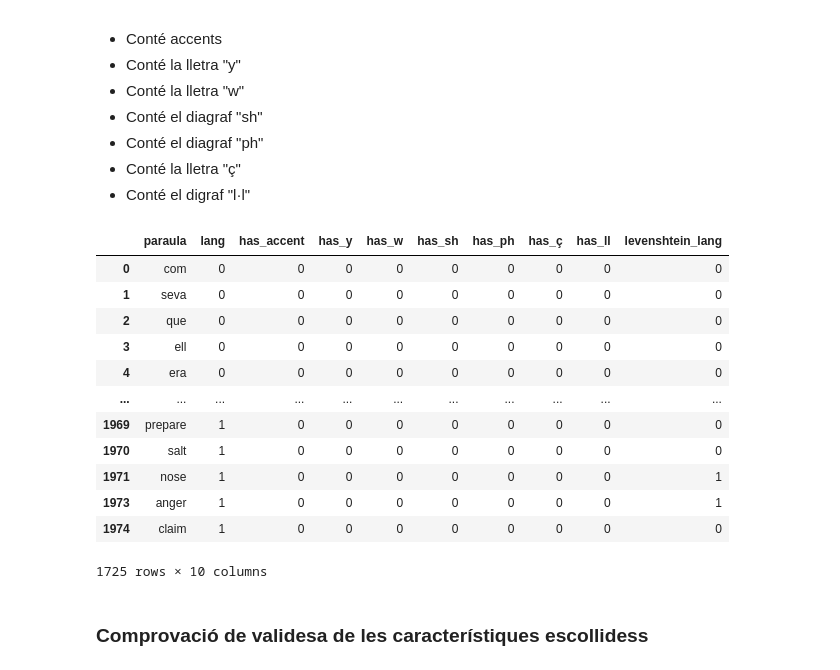
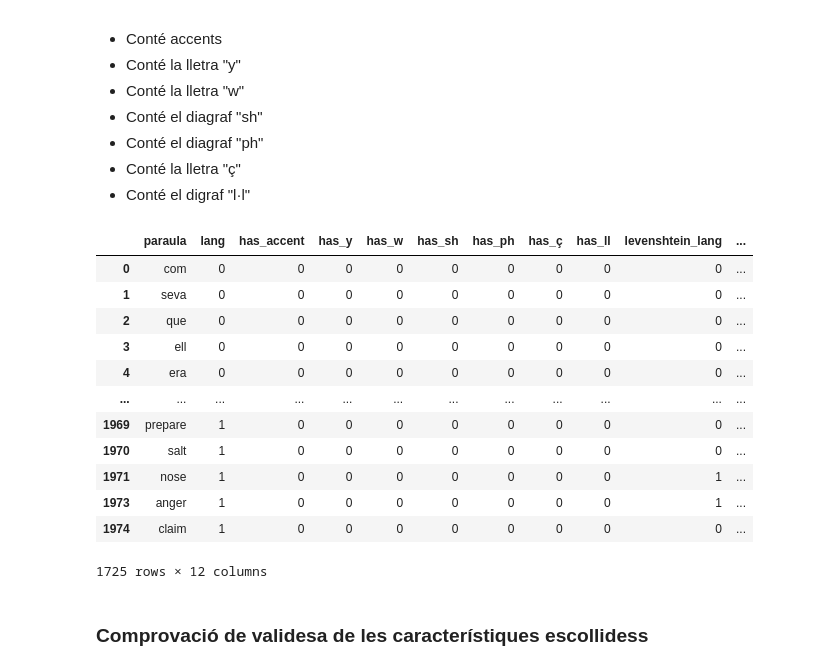
Before and after one commit to apayeras/classification, a Jupyter notebook: Payeras_Sureda.ipynb, the cells around one changed output. Drawn from its saved outputs; the diff is of its cells as text; code cells hidden in the pictures.

```diff
--- a/Payeras_Sureda.ipynb
+++ b/Payeras_Sureda.ipynb
@@ -71,54 +71,62 @@ df_final.shape
 * Conté la lletra "ç"
 * Conté el digraf "l·l"
 # %%
+
 import re
 from Levenshtein import distance as lev
 
-features_columns = ['has_accent','has_y','has_w','has_sh','has_ph','has_ç','has_ll','levenshtein_lang']
+import wordfreq
+catalan_common_words = wordfreq.top_n_list('ca', 10000)
+english_common_words = wordfreq.top_n_list('en', 10000)
+
+features_columns = ['has_accent','has_y','has_w','has_sh','has_ph','has_ç','has_ll','levenshtein_lang', 'eng_freq', 'cat_freq']
 
 def get_levenshtein_lang(word) :
 
     words = df_final['paraula'].tolist()
     lang = df_final['lang'].tolist()
 
     # Eliminar paraula de llista
     index = words.index(word)
     words.pop(index)
     lang.pop(index)
 
     # Calculate the Levenshtein distances for each row
     distances = [lev(word, _word) for _word in words]
     return  lang[distances.index(min(distances))]
 
+
 def _features(word) :
     has_accent =  1 if re.search("[àèìòùáéíóú]", word, re.IGNORECASE) else 0
     has_y = 1 if re.search("y", word, re.IGNORECASE) else 0
     has_w = 1 if re.search("w", word, re.IGNORECASE) else 0
     has_sh = 1 if re.search("sh", word, re.IGNORECASE) else 0
     has_ph = 1 if re.search("ph", word, re.IGNORECASE) else 0
     has_ç = 1 if re.search("ç", word, re.IGNORECASE) else 0
     has_ll = 1 if re.search("l·l", word, re.IGNORECASE) else 0
     levenshtein_lang = get_levenshtein_lang(word)
+    eng_freq = 1 if word in english_common_words else 0
+    cat_freq = 1 if word in catalan_common_words else 0
+    return [has_accent,has_y,has_w,has_sh,has_ph,has_ç,has_ll,levenshtein_lang, eng_freq, cat_freq]
 
-    return [has_accent,has_y,has_w,has_sh,has_ph,has_ç,has_ll,levenshtein_lang]
 
 features = df_final.apply(lambda row: _features(row['paraula']), axis = 1, )
 df_final[features_columns] = features.tolist()
 df_final
 # %% [output]
-|  | paraula | lang | has_accent | has_y | has_w | has_sh | has_ph | has_ç | has_ll | levenshtein_lang |
-| 0 | com | 0 | 0 | 0 | 0 | 0 | 0 | 0 | 0 | 0 |
-| 1 | seva | 0 | 0 | 0 | 0 | 0 | 0 | 0 | 0 | 0 |
-| 2 | que | 0 | 0 | 0 | 0 | 0 | 0 | 0 | 0 | 0 |
-| 3 | ell | 0 | 0 | 0 | 0 | 0 | 0 | 0 | 0 | 0 |
-| 4 | era | 0 | 0 | 0 | 0 | 0 | 0 | 0 | 0 | 0 |
-| ... | ... | ... | ... | ... | ... | ... | ... | ... | ... | ... |
-| 1969 | prepare | 1 | 0 | 0 | 0 | 0 | 0 | 0 | 0 | 0 |
-| 1970 | salt | 1 | 0 | 0 | 0 | 0 | 0 | 0 | 0 | 0 |
-| 1971 | nose | 1 | 0 | 0 | 0 | 0 | 0 | 0 | 0 | 1 |
-| 1973 | anger | 1 | 0 | 0 | 0 | 0 | 0 | 0 | 0 | 1 |
-| 1974 | claim | 1 | 0 | 0 | 0 | 0 | 0 | 0 | 0 | 0 |
+|  | paraula | lang | has_accent | has_y | has_w | has_sh | has_ph | has_ç | has_ll | levenshtein_lang | ... |
+| 0 | com | 0 | 0 | 0 | 0 | 0 | 0 | 0 | 0 | 0 | ... |
+| 1 | seva | 0 | 0 | 0 | 0 | 0 | 0 | 0 | 0 | 0 | ... |
+| 2 | que | 0 | 0 | 0 | 0 | 0 | 0 | 0 | 0 | 0 | ... |
+| 3 | ell | 0 | 0 | 0 | 0 | 0 | 0 | 0 | 0 | 0 | ... |
+| 4 | era | 0 | 0 | 0 | 0 | 0 | 0 | 0 | 0 | 0 | ... |
+| ... | ... | ... | ... | ... | ... | ... | ... | ... | ... | ... | ... |
+| 1969 | prepare | 1 | 0 | 0 | 0 | 0 | 0 | 0 | 0 | 0 | ... |
+| 1970 | salt | 1 | 0 | 0 | 0 | 0 | 0 | 0 | 0 | 0 | ... |
+| 1971 | nose | 1 | 0 | 0 | 0 | 0 | 0 | 0 | 0 | 1 | ... |
+| 1973 | anger | 1 | 0 | 0 | 0 | 0 | 0 | 0 | 0 | 1 | ... |
+| 1974 | claim | 1 | 0 | 0 | 0 | 0 | 0 | 0 | 0 | 0 | ... |
-1725 rows × 10 columns
+1725 rows × 12 columns
 # %% [markdown]
 ### Comprovació de validesa de les característiques escollidess
 # %%
```
Also changed, not shown: parts of 2 cells of this notebook.
